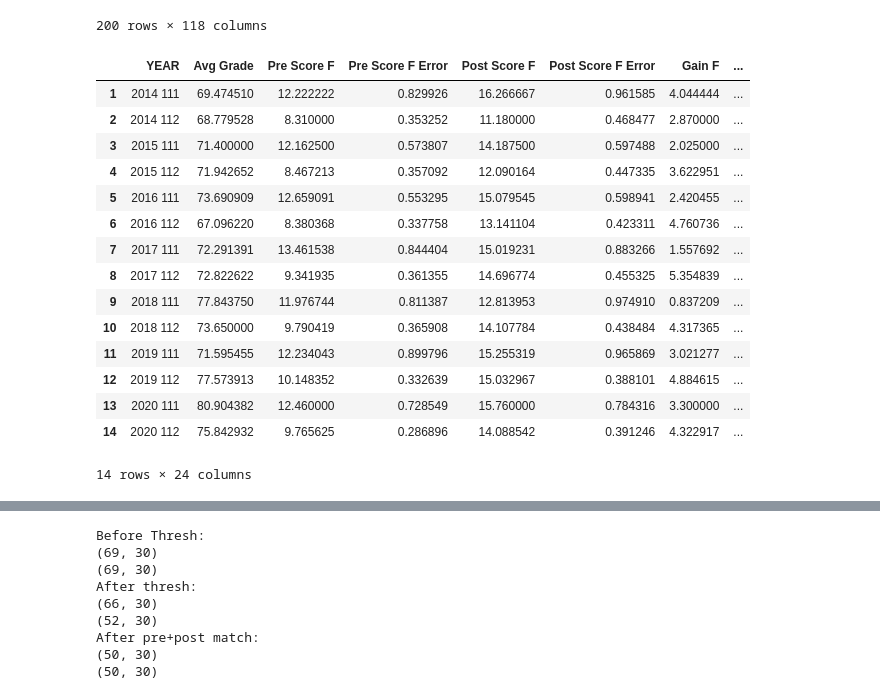
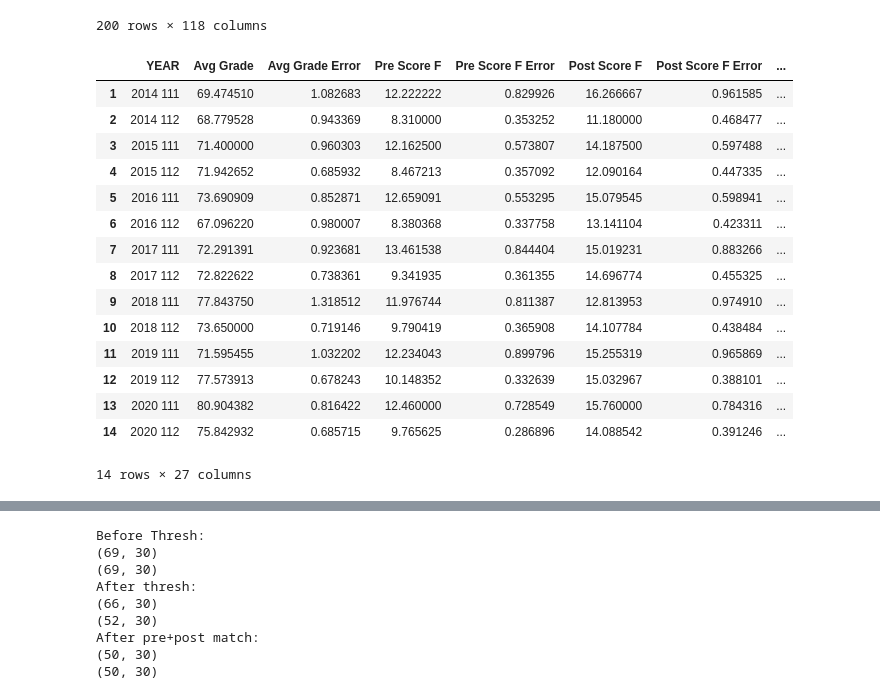
Before and after one commit to maya-patel/Honours-FCI-data, a Jupyter notebook: Data_Collection_Clean_Done.ipynb, the cells around one changed output, grey strips where cells are left out. Drawn from its saved outputs; the diff is of its cells as text; code cells hidden in the pictures.

```diff
--- a/Data_Collection_Clean_Done.ipynb
+++ b/Data_Collection_Clean_Done.ipynb
@@ -51,6 +51,7 @@ df19_112_001
 def by_gender_by_year_2020(df, name):
 
     avg_grade = df["Percent Grade"].mean()
+    avg_grade_error = df['Percent Grade'].sem()
 
     pre = []
     for i in range (1,31):
@@ -75,6 +76,7 @@ def by_gender_by_year_2020(df, name):
     df_f = df[is_f]
 
     avg_grade_f = df_f['Percent Grade'].mean()
+    avg_grade_f_error = df_f['Percent Grade'].sem()
 
     df_pre_f = df_f[pre_2020]
     df_post_f = df_f[post_2020]
@@ -105,6 +107,7 @@ def by_gender_by_year_2020(df, name):
     df_m = df[is_m]
 
     avg_grade_m = df_m['Percent Grade'].mean()
+    avg_grade_m_error = df_m['Percent Grade'].sem()
 
     df_pre_m = df_m[pre_2020]
     df_post_m = df_m[post_2020]
@@ -133,12 +136,13 @@ def by_gender_by_year_2020(df, name):
 
     num = num_f + num_m
 
-    array = [name, avg_grade, pre_f, pre_f_error, post_f, post_f_error, post_f-pre_f, norm_f, norm_gain_error, gain_f_error, gain_f_error_1, num_f, avg_grade_f, pre_m, pre_m_error, post_m, post_m_error, post_m-pre_m, norm_m, norm_m_error, gain_m_error, gain_m_error_1, num_m, avg_grade_m]
+    array = [name, avg_grade, avg_grade_error, pre_f, pre_f_error, post_f, post_f_error, post_f-pre_f, norm_f, norm_gain_error, gain_f_error, gain_f_error_1, num_f, avg_grade_f, avg_grade_f_error, pre_m, pre_m_error, post_m, post_m_error, post_m-pre_m, norm_m, norm_m_error, gain_m_error, gain_m_error_1, num_m, avg_grade_m, avg_grade_m_error]
     return array
 # %%
 def by_gender_by_year(df, name):
 
     avg_grade = df["Percent Grade"].mean()
+    avg_grade_error = df['Percent Grade'].sem()
 
     pre = []
     for i in range (1,31):
@@ -171,11 +175,13 @@ def by_gender_by_year(df, name):
     gain_f_error_1 = (df_pre_f.apply(calculate_pre_score, axis=1) - df_post_f.apply(calculate_post_score, axis=1)).sem(axis=0)
 
     avg_grade_f = df_f['Percent Grade'].mean()
+    avg_grade_f_error = df_f['Percent Grade'].sem()
 
     is_m = df['PRE Q85']== 'B'
     df_m = df[is_m]
 
     avg_grade_m = df_m['Percent Grade'].mean()
+    avg_grade_m_error = df_m['Percent Grade'].sem()
 
     df_pre_m = df_m[pre].dropna(thresh=25, axis=0)
     df_post_m = df_m[post].dropna(thresh=25, axis=0)
@@ -195,46 +201,46 @@ def by_gender_by_year(df, name):
     gain_m_error = np.sqrt(pre_m_error**2 + post_m_error**2)
     gain_m_error_1 = (df_pre_m.apply(calculate_pre_score, axis=1) - df_post_m.apply(calculate_post_score, axis=1)).sem(axis=0)
 
-    array = [name, avg_grade, pre_f, pre_f_error, post_f, post_f_error, post_f-pre_f, norm_f, norm_gain_error, gain_f_error, gain_f_error_1, num_f, avg_grade_f, pre_m, pre_m_error, post_m, post_m_error, post_m-pre_m, norm_m, norm_m_error, gain_m_error, gain_m_error_1, num_m, avg_grade_m]
+    array = [name, avg_grade, avg_grade_error, pre_f, pre_f_error, post_f, post_f_error, post_f-pre_f, norm_f, norm_gain_error, gain_f_error, gain_f_error_1, num_f, avg_grade_f, avg_grade_f_error, pre_m, pre_m_error, post_m, post_m_error, post_m-pre_m, norm_m, norm_m_error, gain_m_error, gain_m_error_1, num_m, avg_grade_m, avg_grade_m_error]
     return array
 # %%
 # create table of average scores by gender by year
-column_names=["YEAR", "Avg Grade", "Pre Score F", "Pre Score F Error", "Post Score F","Post Score F Error", "Gain F", "Norm Gain", "Norm Gain Error", "Gain Error sqrt","Gain Error", "Num F", "Avg Grade F", "Pre Score M", "Pre Score M Error", "Post Score M", "Post Score M Error", "Gain M", "Norm gain M", "Norm gain error", "Gain M Error", "Gain M error sqrt", "Num M", "Avg M Grade"]
+column_names=["YEAR", "Avg Grade", "Avg Grade Error", "Pre Score F", "Pre Score F Error", "Post Score F","Post Score F Error", "Gain F", "Norm Gain", "Norm Gain Error", "Gain Error sqrt","Gain Error", "Num F", "Avg Grade F", "Avg Grade F error", "Pre Score M", "Pre Score M Error", "Post Score M", "Post Score M Error", "Gain M", "Norm gain M", "Norm gain error", "Gain M Error", "Gain M error sqrt", "Num M", "Avg M Grade", "Avg M grade error"]
 df4 = pd.DataFrame(columns=column_names)
 
 df4.loc[1] = by_gender_by_year(df14_111, "2014 111")
 df4.loc[2] = by_gender_by_year(df14_112, "2014 112")
 df4.loc[3] = by_gender_by_year(df15_111, "2015 111")
 df4.loc[4] = by_gender_by_year(df15_112, "2015 112")
 df4.loc[5] = by_gender_by_year(df16_111, "2016 111")
 df4.loc[6] = by_gender_by_year(df16_112, "2016 112")
 df4.loc[7] = by_gender_by_year(df17_111, "2017 111")
 df4.loc[8] = by_gender_by_year(df17_112, "2017 112")
 df4.loc[9] = by_gender_by_year(df18_111, "2018 111")
 df4.loc[10] = by_gender_by_year(df18_112, "2018 112")
 df4.loc[11] = by_gender_by_year(df19_111, "2019 111")
 df4.loc[12] = by_gender_by_year(df19_112, "2019 112")
 df4.loc[13] = by_gender_by_year_2020(df20_111, "2020 111")
 df4.loc[14] = by_gender_by_year_2020(df20_112, "2020 112")
 #### AVG GRADE ERROR
 df4
 # %% [output]
-|  | YEAR | Avg Grade | Pre Score F | Pre Score F Error | Post Score F | Post Score F Error | Gain F | ... |
-| 1 | 2014 111 | 69.474510 | 12.222222 | 0.829926 | 16.266667 | 0.961585 | 4.044444 | ... |
-| 2 | 2014 112 | 68.779528 | 8.310000 | 0.353252 | 11.180000 | 0.468477 | 2.870000 | ... |
-| 3 | 2015 111 | 71.400000 | 12.162500 | 0.573807 | 14.187500 | 0.597488 | 2.025000 | ... |
-| 4 | 2015 112 | 71.942652 | 8.467213 | 0.357092 | 12.090164 | 0.447335 | 3.622951 | ... |
-| 5 | 2016 111 | 73.690909 | 12.659091 | 0.553295 | 15.079545 | 0.598941 | 2.420455 | ... |
-| 6 | 2016 112 | 67.096220 | 8.380368 | 0.337758 | 13.141104 | 0.423311 | 4.760736 | ... |
-| 7 | 2017 111 | 72.291391 | 13.461538 | 0.844404 | 15.019231 | 0.883266 | 1.557692 | ... |
-| 8 | 2017 112 | 72.822622 | 9.341935 | 0.361355 | 14.696774 | 0.455325 | 5.354839 | ... |
-| 9 | 2018 111 | 77.843750 | 11.976744 | 0.811387 | 12.813953 | 0.974910 | 0.837209 | ... |
-| 10 | 2018 112 | 73.650000 | 9.790419 | 0.365908 | 14.107784 | 0.438484 | 4.317365 | ... |
-| 11 | 2019 111 | 71.595455 | 12.234043 | 0.899796 | 15.255319 | 0.965869 | 3.021277 | ... |
-| 12 | 2019 112 | 77.573913 | 10.148352 | 0.332639 | 15.032967 | 0.388101 | 4.884615 | ... |
-| 13 | 2020 111 | 80.904382 | 12.460000 | 0.728549 | 15.760000 | 0.784316 | 3.300000 | ... |
-| 14 | 2020 112 | 75.842932 | 9.765625 | 0.286896 | 14.088542 | 0.391246 | 4.322917 | ... |
+|  | YEAR | Avg Grade | Avg Grade Error | Pre Score F | Pre Score F Error | Post Score F | Post Score F Error | ... |
+| 1 | 2014 111 | 69.474510 | 1.082683 | 12.222222 | 0.829926 | 16.266667 | 0.961585 | ... |
+| 2 | 2014 112 | 68.779528 | 0.943369 | 8.310000 | 0.353252 | 11.180000 | 0.468477 | ... |
+| 3 | 2015 111 | 71.400000 | 0.960303 | 12.162500 | 0.573807 | 14.187500 | 0.597488 | ... |
+| 4 | 2015 112 | 71.942652 | 0.685932 | 8.467213 | 0.357092 | 12.090164 | 0.447335 | ... |
+| 5 | 2016 111 | 73.690909 | 0.852871 | 12.659091 | 0.553295 | 15.079545 | 0.598941 | ... |
+| 6 | 2016 112 | 67.096220 | 0.980007 | 8.380368 | 0.337758 | 13.141104 | 0.423311 | ... |
+| 7 | 2017 111 | 72.291391 | 0.923681 | 13.461538 | 0.844404 | 15.019231 | 0.883266 | ... |
+| 8 | 2017 112 | 72.822622 | 0.738361 | 9.341935 | 0.361355 | 14.696774 | 0.455325 | ... |
+| 9 | 2018 111 | 77.843750 | 1.318512 | 11.976744 | 0.811387 | 12.813953 | 0.974910 | ... |
+| 10 | 2018 112 | 73.650000 | 0.719146 | 9.790419 | 0.365908 | 14.107784 | 0.438484 | ... |
+| 11 | 2019 111 | 71.595455 | 1.032202 | 12.234043 | 0.899796 | 15.255319 | 0.965869 | ... |
+| 12 | 2019 112 | 77.573913 | 0.678243 | 10.148352 | 0.332639 | 15.032967 | 0.388101 | ... |
+| 13 | 2020 111 | 80.904382 | 0.816422 | 12.460000 | 0.728549 | 15.760000 | 0.784316 | ... |
+| 14 | 2020 112 | 75.842932 | 0.685715 | 9.765625 | 0.286896 | 14.088542 | 0.391246 | ... |
-14 rows × 24 columns
+14 rows × 27 columns
 # %%
 df4.to_excel("2014-2020_by_gender_by_year_incl2019.xlsx")
 # %%
```
Also changed, not shown: parts of 1 cell of this notebook, 3 other files.
